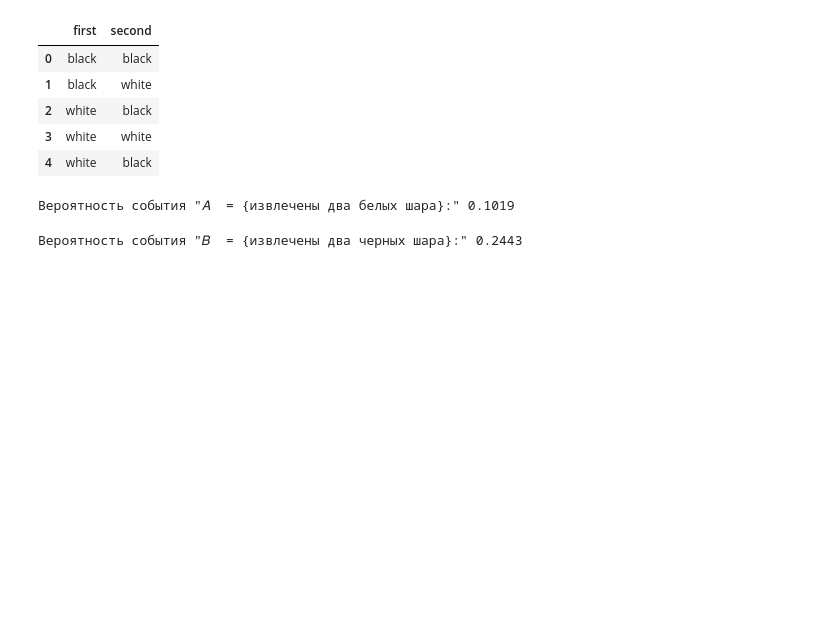
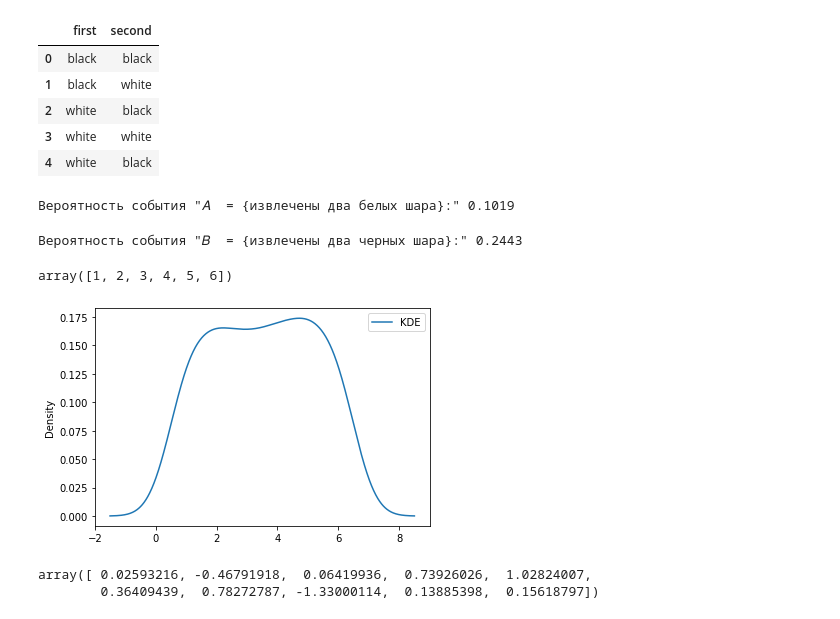
Before and after one commit to Avlaber/da_homeworks, a Jupyter notebook: Lesson 1 _ Практика.ipynb, the cells around one changed output. Cells and saved outputs as stored; diff of their text form; code cells hidden in the pictures; blank space fills up the shorter version.

```diff
--- a/Lesson 1 _ Практика.ipynb
+++ b/Lesson 1 _ Практика.ipynb
@@ -619,3 +623,23 @@ P_2b = len(balls.query('first != "white" & second != "white"'))/balls.shape[0]
 print('Вероятность события "𝐵  = {извлечены два черных шара}:"', P_2b)
 # %% [output]
 Вероятность события "𝐵  = {извлечены два черных шара}:" 0.2443
+# %%
+N = 100
+sample = np.random.choice([1,2,3,4,5,6], N)
+sample
+
+unique_value, counts = np.unique(sample, return_counts=True)
+unique_value
+# %% [output]
+array([1, 2, 3, 4, 5, 6])
+# %%
+df = pd.DataFrame(sample, columns=['KDE'])
+ax = df.plot(kind='density')
+# %% [output]
+[figure, added]
+# %%
+norm_rv = sts.norm(0, 1)
+norm_rv.rvs(10)
+# %% [output]
+array([ 0.02593216, -0.46791918,  0.06419936,  0.73926026,  1.02824007,
+        0.36409439,  0.78272787, -1.33000114,  0.13885398,  0.15618797])
```
Also changed, not shown: parts of 25 cells of this notebook.
